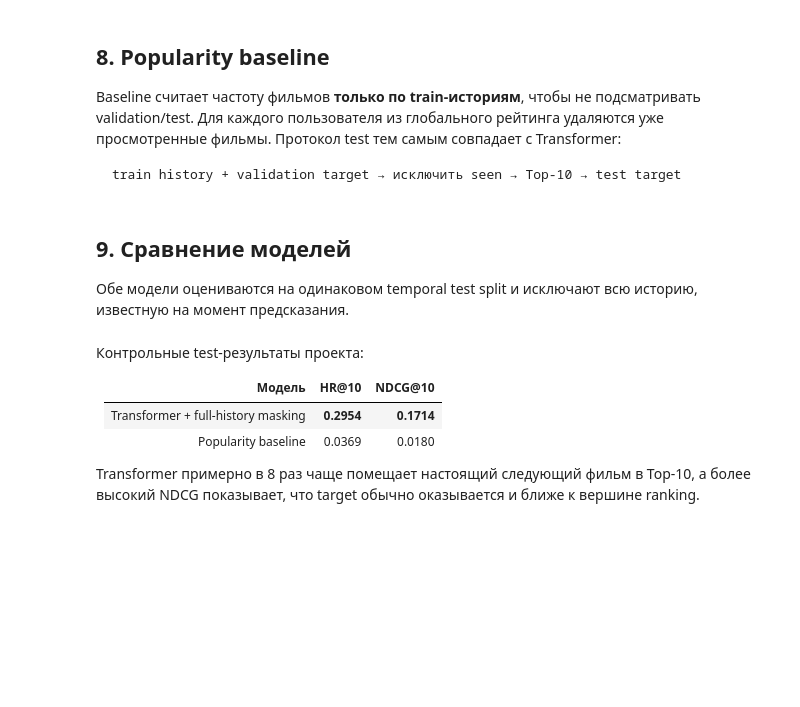
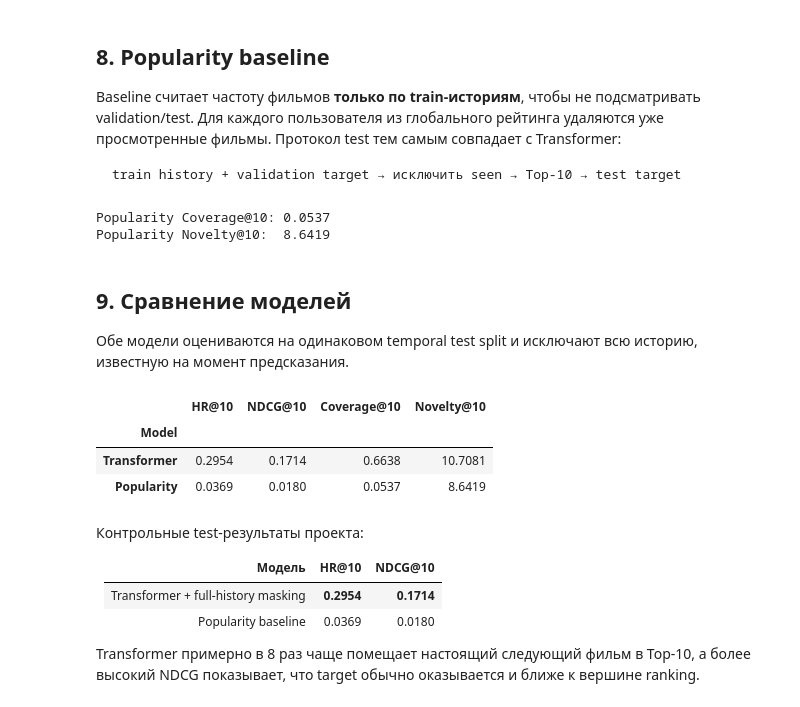
Before and after one commit to carolineriper/transformer-recommender, a Jupyter notebook: notebooks/02_PyTorch_Basics.ipynb, the cells around one changed output. Drawn from its saved outputs; the diff is of its cells as text; code cells hidden in the pictures; blank space fills up the shorter version.

Commit message:
Add coverage and novelty metrics to recommender evaluation

```diff
--- a/notebooks/02_PyTorch_Basics.ipynb
+++ b/notebooks/02_PyTorch_Basics.ipynb
@@ -369,7 +406,7 @@ print(f"Validation NDCG@{TOP_K}: {val_ndcg:.4f}")
 
 Checkpoint уже выбран по validation. Test используется один раз для финальной оценки и не влияет на выбор эпохи.
 # %%
-transformer_hr, transformer_ndcg = evaluate_model(
+recommendations, targets = get_topk_predictions(
     model=model,
     data_loader=test_loader,
     device=device,
@@ -377,5 +414,18 @@ transformer_hr, transformer_ndcg = evaluate_model(
     k=TOP_K,
 )
 
-print(f"Transformer HR@{TOP_K}:   {transformer_hr:.4f}")
-print(f"Transformer NDCG@{TOP_K}: {transformer_ndcg:.4f}")
+transformer_hr = hit_rate_at_k(recommendations, targets)
+transformer_ndcg = ndcg_at_k(recommendations, targets)
+
+transformer_coverage = catalog_coverage_at_k(
+    recommendations, num_movies
+)
+
+transformer_novelty = novelty_at_k(
+    recommendations, train_histories, num_movies
+)
+
+print(f"HR@10:       {transformer_hr:.4f}")
+print(f"NDCG@10:     {transformer_ndcg:.4f}")
+print(f"Coverage@10: {transformer_coverage:.4f}")
+print(f"Novelty@10:  {transformer_novelty:.4f}")
@@ -458,22 +513,58 @@ popularity_hr, popularity_ndcg = evaluate_popularity(
     k=TOP_K,
 )
 
-print(f"Popularity HR@{TOP_K}:   {popularity_hr:.4f}")
-print(f"Popularity NDCG@{TOP_K}: {popularity_ndcg:.4f}")
+# Получаем Top-10 для каждого тестового пользователя
+popularity_recommendations = []
+
+for user_id in test_targets:
+    history = test_seen_histories[user_id]
+
+    recs = recommend_popular(
+        history=history,
+        popular_movies=popular_movies,
+        k=TOP_K,
+    )
+
+    popularity_recommendations.append(recs)
+
+
+# Считаем две новые метрики
+popularity_coverage = catalog_coverage_at_k(
+    popularity_recommendations,
+    num_movies,
+)
+
+popularity_novelty = novelty_at_k(
+    popularity_recommendations,
+    train_histories,
+    num_movies,
+)
+
+print(f"Popularity Coverage@10: {popularity_coverage:.4f}")
+print(f"Popularity Novelty@10:  {popularity_novelty:.4f}")
+# %% [output]
+Popularity Coverage@10: 0.0537
+Popularity Novelty@10:  8.6419
 # %% [markdown]
 ## 9. Сравнение моделей
 
 Обе модели оцениваются на одинаковом temporal test split и исключают всю историю, известную на момент предсказания.
 # %%
-comparison = pd.DataFrame(
-    {
-        "Model": ["Transformer", "Popularity"],
-        f"HR@{TOP_K}": [transformer_hr, popularity_hr],
-        f"NDCG@{TOP_K}": [transformer_ndcg, popularity_ndcg],
-    }
-).set_index("Model")
 
-comparison.style.format("{:.4f}")
+comparison = pd.DataFrame({
+    "Model": ["Transformer", "Popularity"],
+    "HR@10": [transformer_hr, popularity_hr],
+    "NDCG@10": [transformer_ndcg, popularity_ndcg],
+    "Coverage@10": [transformer_coverage, popularity_coverage],
+    "Novelty@10": [transformer_novelty, popularity_novelty],
+}).set_index("Model")
+
+display(comparison.style.format("{:.4f}"))
+# %% [output]
+|  | HR@10 | NDCG@10 | Coverage@10 | Novelty@10 |
+| Model |  |  |  |  |
+| Transformer | 0.2954 | 0.1714 | 0.6638 | 10.7081 |
+| Popularity | 0.0369 | 0.0180 | 0.0537 | 8.6419 |
 # %% [markdown]
 Контрольные test-результаты проекта:
 
```
Also changed, not shown: parts of 10 cells of this notebook, 1 other file.
